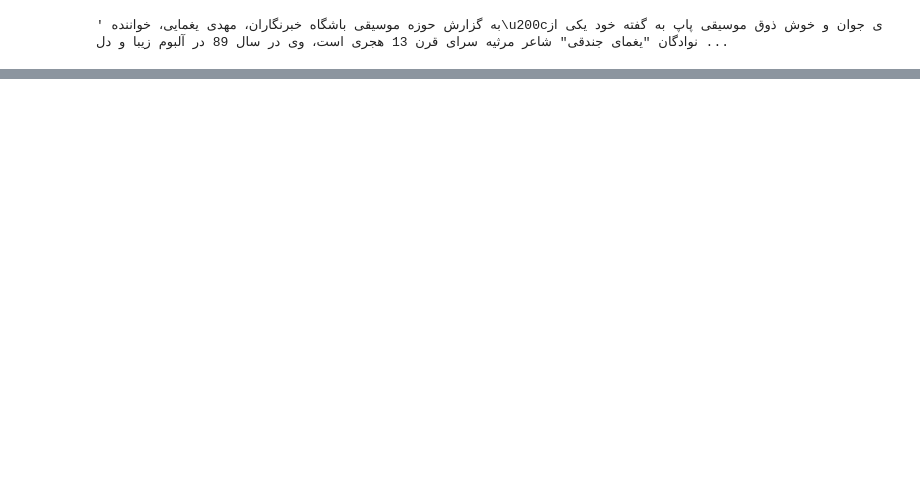
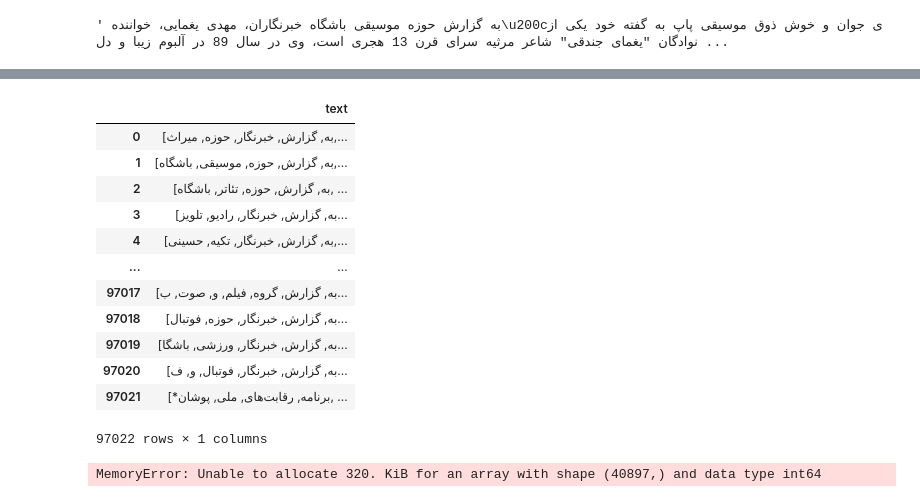
Before and after one commit to amirhossein-jamali/NLP, a Jupyter notebook: classification_assignment/Classification_Assignment_NLP_99_2.ipynb, the cells around one changed output, grey strips where cells are left out. Drawn from its saved outputs; the diff is of its cells as text; code cells hidden in the pictures; blank space fills up the shorter version.

```diff
--- a/classification_assignment/Classification_Assignment_NLP_99_2.ipynb
+++ b/classification_assignment/Classification_Assignment_NLP_99_2.ipynb
@@ -204,0 +472,22 @@ if __name__ == '__main__':
+# %%
+df1 =pd.DataFrame( train_df['text'])
+df1
+# %% [output]
+|  | text |
+| 0 | [به, گزارش, خبرنگار, حوزه, میراث,... |
+| 1 | [به, گزارش, حوزه, موسیقی, باشگاه,... |
+| 2 | [به, گزارش, حوزه, تئاتر, باشگاه, ... |
+| 3 | [به, گزارش, خبرنگار, رادیو, تلویز... |
+| 4 | [به, گزارش, خبرنگار, تکیه, حسینی,... |
+| ... | ... |
+| 97017 | [به, گزارش, گروه, فیلم, و, صوت, ب... |
+| 97018 | [به, گزارش, خبرنگار, حوزه, فوتبال... |
+| 97019 | [به, گزارش, خبرنگار, ورزشی, باشگا... |
+| 97020 | [به, گزارش, خبرنگار, فوتبال, و, ف... |
+| 97021 | [*برنامه, رقابت‌های, ملی, پوشان, ... |
+97022 rows × 1 columns
+# %%
+df1 = train_df.text.apply(pd.Series).T.unstack().reset_index().dropna().drop('level_1',1).set_index('level_0')
+df1.groupby([df.index.get_level_values(0),0]).size()
+# %% [output]
+MemoryError: Unable to allocate 320. KiB for an array with shape (40897,) and data type int64
```
Also changed, not shown: parts of 33 cells of this notebook.
